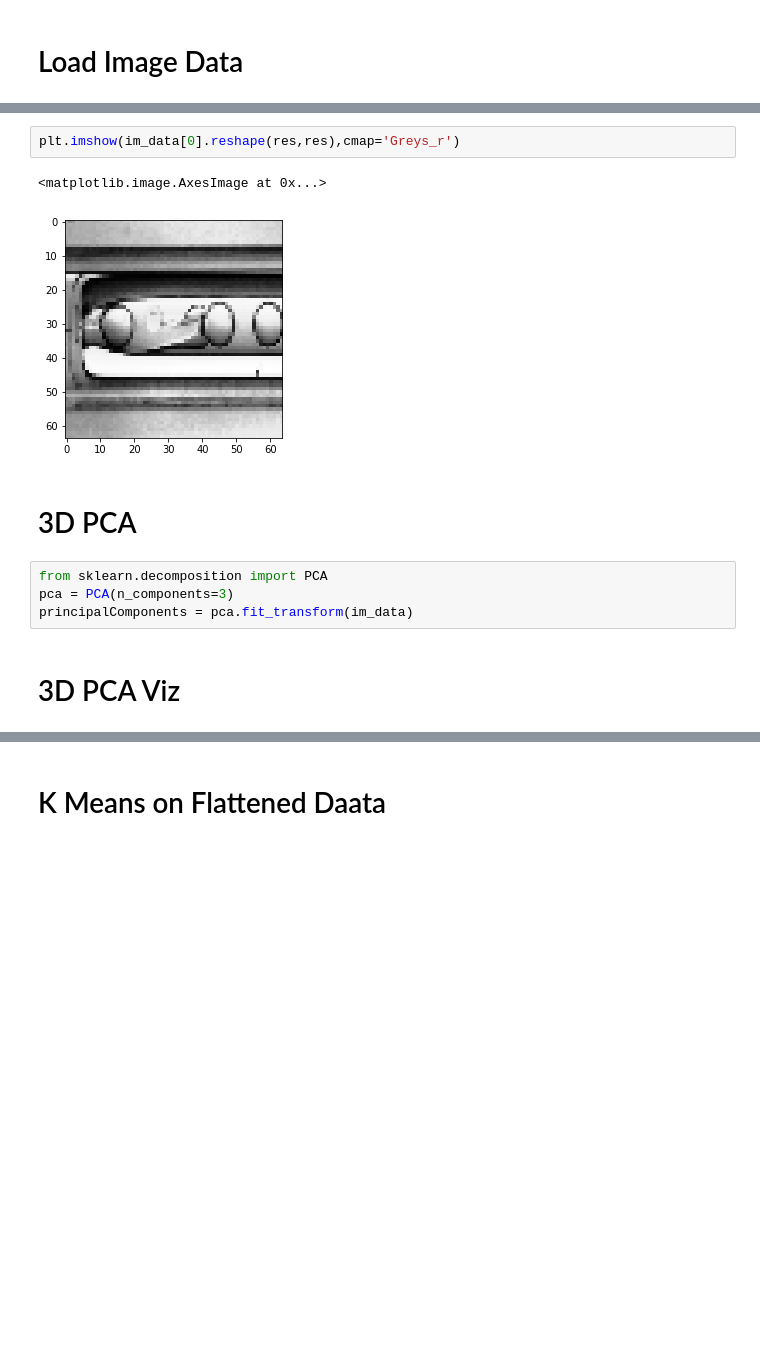
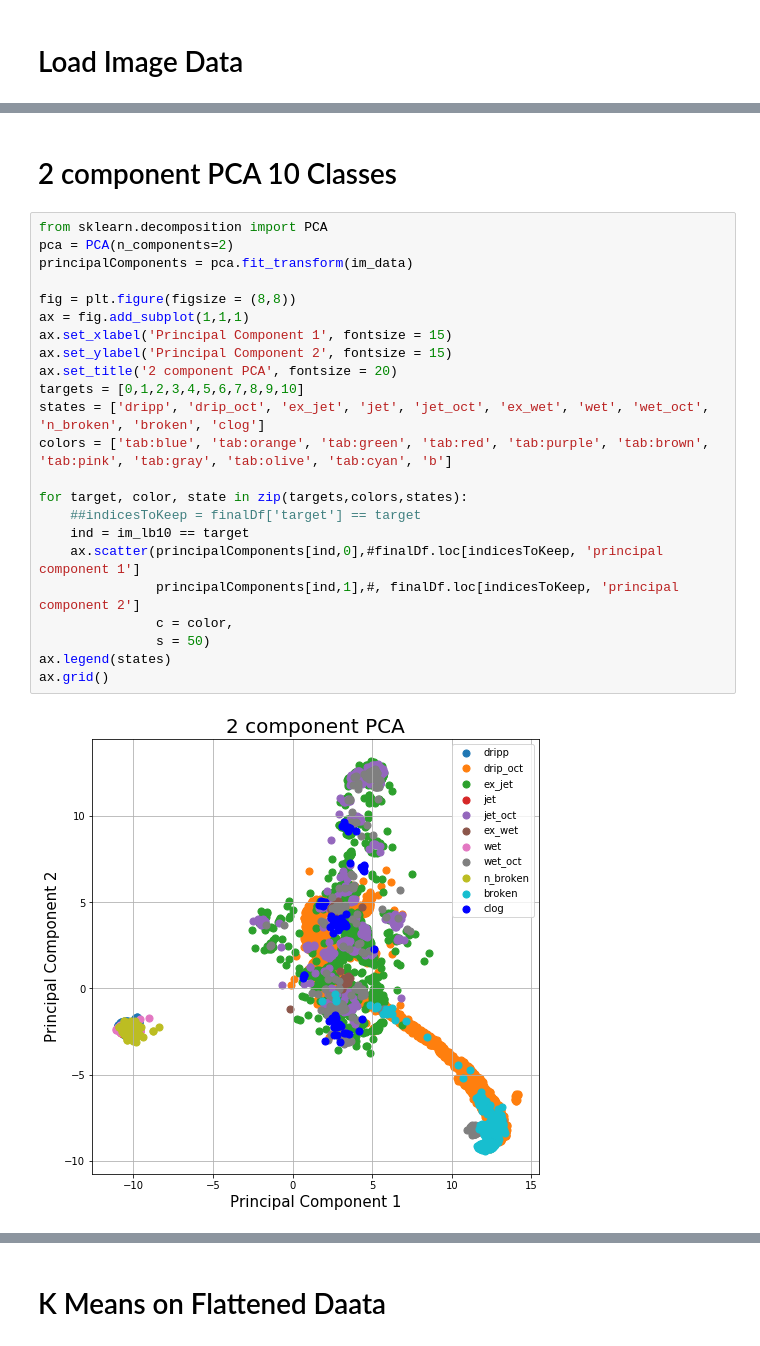
Before and after one commit to orpheus92/DSSI, a Jupyter notebook: Test.ipynb, the cells around one changed output, grey strips where cells are left out. Saved outputs shown, nothing was run; the diff lists cells and outputs as text; blank space fills up the shorter version.

```diff
--- a/Test.ipynb
+++ b/Test.ipynb
@@ -81,13 +126,27 @@ ax.grid()
-# %%
-plt.imshow(im_data[0].reshape(res,res),cmap='Greys_r')
-# %% [output]
-<matplotlib.image.AxesImage at 0x...>
-[figure, removed]
-# %% [markdown]
-# 3D PCA
-# %%
-from sklearn.decomposition import PCA
-pca = PCA(n_components=3)
-principalComponents = pca.fit_transform(im_data)
-# %% [markdown]
-# 3D PCA Viz
+# %% [markdown]
+# 2 component PCA 10 Classes
+# %%
+from sklearn.decomposition import PCA
+pca = PCA(n_components=2)
+principalComponents = pca.fit_transform(im_data)
+
+fig = plt.figure(figsize = (8,8))
+ax = fig.add_subplot(1,1,1)
+ax.set_xlabel('Principal Component 1', fontsize = 15)
+ax.set_ylabel('Principal Component 2', fontsize = 15)
+ax.set_title('2 component PCA', fontsize = 20)
+targets = [0,1,2,3,4,5,6,7,8,9,10]
+states = ['dripp', 'drip_oct', 'ex_jet', 'jet', 'jet_oct', 'ex_wet', 'wet', 'wet_oct', 'n_broken', 'broken', 'clog']
+colors = ['tab:blue', 'tab:orange', 'tab:green', 'tab:red', 'tab:purple', 'tab:brown', 'tab:pink', 'tab:gray', 'tab:olive', 'tab:cyan', 'b']
+
+for target, color, state in zip(targets,colors,states):
+    ##indicesToKeep = finalDf['target'] == target
+    ind = im_lb10 == target
+    ax.scatter(principalComponents[ind,0],#finalDf.loc[indicesToKeep, 'principal component 1']
+               principalComponents[ind,1],#, finalDf.loc[indicesToKeep, 'principal component 2']
+               c = color,
+               s = 50)
+ax.legend(states)
+ax.grid()
+# %% [output]
+[figure, added]
```
Also changed, not shown: parts of 41 cells of this notebook, 16 other files.
